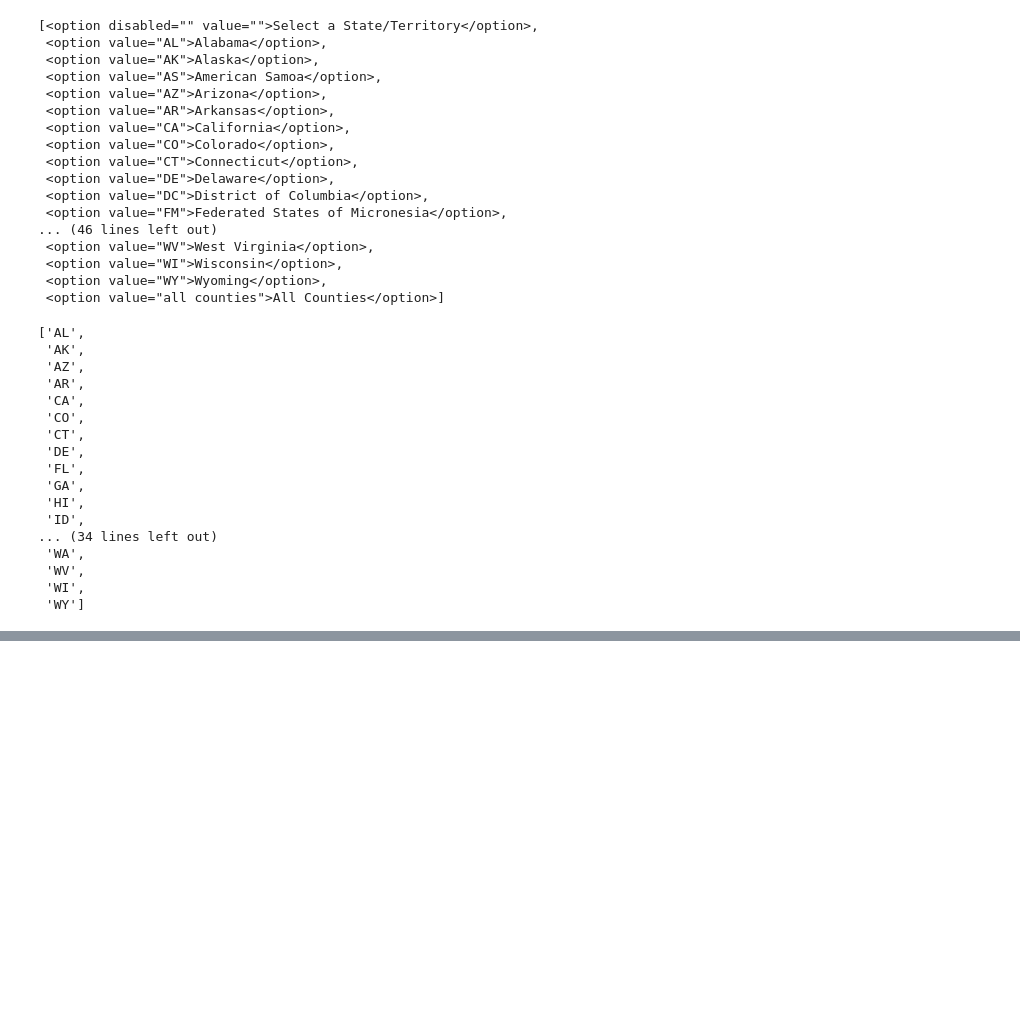
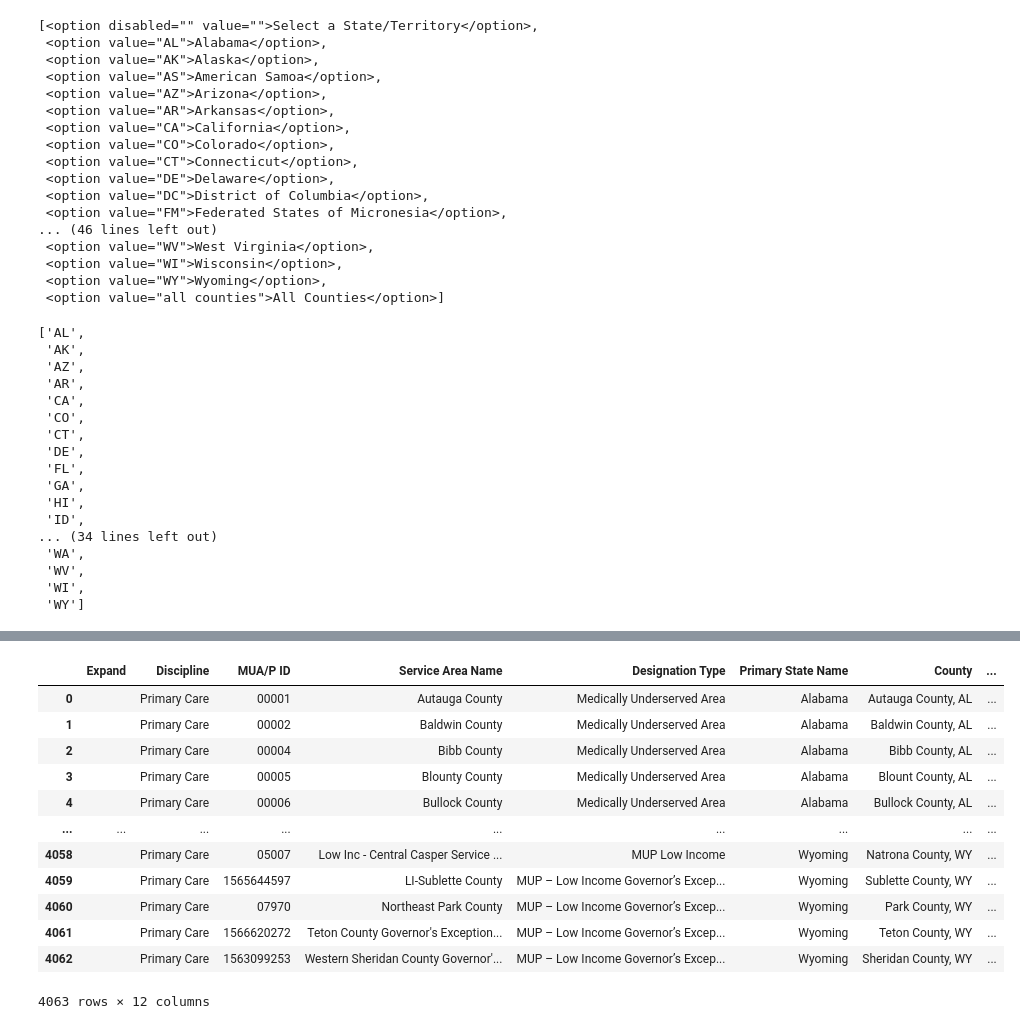
Before and after one commit to robyndook/Cancer_Analysis_US_Counties, a Jupyter notebook: Abramo_Web_Scraping/Medically Underserved Area Scrape.ipynb, the cells around one changed output, grey strips where cells are left out. Saved outputs shown, nothing was run; the diff lists cells and outputs as text; code cells hidden in the pictures; blank space fills up the shorter version.

```diff
--- a/Abramo_Web_Scraping/Medically Underserved Area Scrape.ipynb
+++ b/Abramo_Web_Scraping/Medically Underserved Area Scrape.ipynb
@@ -106,0 +136,2 @@ states
+# %%
+MUA_df = pd.DataFrame(columns=headers)
@@ -126,0 +173,40 @@ ValueError: No tables found
+# %%
+# Visit the HRSA data website site
+url = 'https://data.hrsa.gov/tools/shortage-area/mua-find'
+browser.visit(url)
+# Optional delay for loading the page
+browser.is_element_present_by_css('div.tab-content', wait_time=1)
+# Set the html parameter of interest
+html = browser.html
+# Control parameters
+#control_soup = soup(html, 'html.parser')
+#control_elem = control_soup.select_one('div.tab-content')
+# Collect parameter
+#collect_soup =soup(html, 'html.parser')
+#collect_elem = collect_soup.select_one('div.dataTables_scroll')
+
+# Create relevant variables
+state_dropdown = browser.find_by_id('stateSelection').first
+submit_button =browser.find_by_text('Submit').first
+#table_row = collect_elem.find_all('tr')
+# Loop through states using control_elem
+#for state in states:
+for state in states:
+    state_dropdown.select(state)
+    import time
+    #Apply submit button <button class='btn btn-primary' type='submit'> .click()
+    submit_button.click()
+    time.sleep(10)
+    table=browser.find_by_id('DataTables_Table_0')
+    html= browser.html
+    new_table = soup(html, 'html.parser')
+    table_row = new_table.find_all('tr')
+    MUA_list = []
+    for i in table_row[2:]:
+        #print(i)
+        MUA_row =[]
+        for j in i:
+            print(j.text)
+            MUA_row.append(j.text)
+        length = len(MUA_df)
+        MUA_df.loc[length] = MUA_row
@@ -126,0 +246,16 @@ ValueError: No tables found
+# %%
+MUA_df
+# %% [output]
+|  | Expand | Discipline | MUA/P ID | Service Area Name | Designation Type | Primary State Name | County | ... |
+| 0 |  | Primary Care | 00001 | Autauga County | Medically Underserved Area | Alabama | Autauga County, AL | ... |
+| 1 |  | Primary Care | 00002 | Baldwin County | Medically Underserved Area | Alabama | Baldwin County, AL | ... |
+| 2 |  | Primary Care | 00004 | Bibb County | Medically Underserved Area | Alabama | Bibb County, AL | ... |
+| 3 |  | Primary Care | 00005 | Blounty County | Medically Underserved Area | Alabama | Blount County, AL | ... |
+| 4 |  | Primary Care | 00006 | Bullock County | Medically Underserved Area | Alabama | Bullock County, AL | ... |
+| ... | ... | ... | ... | ... | ... | ... | ... | ... |
+| 4058 |  | Primary Care | 05007 | Low Inc - Central Casper Service ... | MUP Low Income | Wyoming | Natrona County, WY | ... |
+| 4059 |  | Primary Care | 1565644597 | LI-Sublette County | MUP – Low Income Governor’s Excep... | Wyoming | Sublette County, WY | ... |
+| 4060 |  | Primary Care | 07970 | Northeast Park County | MUP – Low Income Governor’s Excep... | Wyoming | Park County, WY | ... |
+| 4061 |  | Primary Care | 1566620272 | Teton County Governor's Exception... | MUP – Low Income Governor’s Excep... | Wyoming | Teton County, WY | ... |
+| 4062 |  | Primary Care | 1563099253 | Western Sheridan County Governor'... | MUP – Low Income Governor’s Excep... | Wyoming | Sheridan County, WY | ... |
+4063 rows × 12 columns
```
Also changed, not shown: parts of 11 cells of this notebook, 27 other files.
